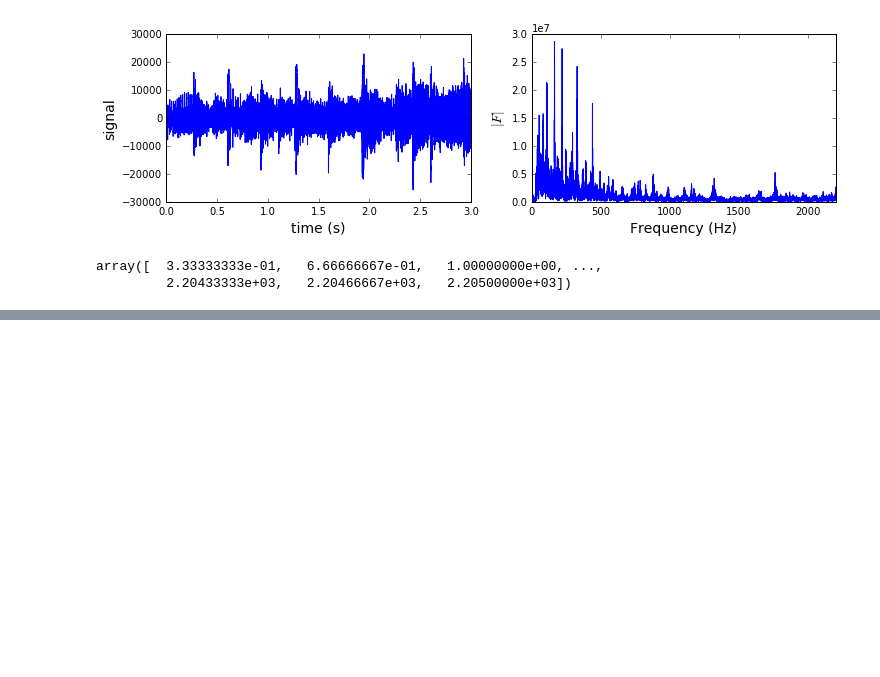
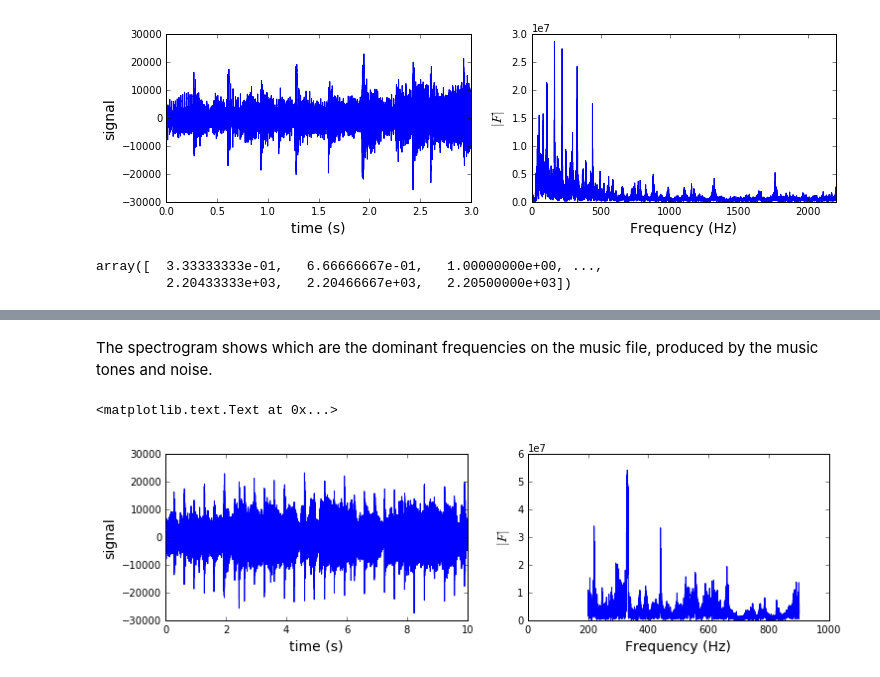
Before and after one commit to gonzsanc/computer_vision_digital_signal, a Jupyter notebook: Music Classification.ipynb, the cells around one changed output, grey strips where cells are left out. Cells and saved outputs as stored; diff of their text form; code cells hidden in the pictures; blank space fills up the shorter version.

Commit message:
musical tones

```diff
--- a/Music Classification.ipynb
+++ b/Music Classification.ipynb
@@ -556,0 +581,14 @@ array([  3.33333333e-01,   6.66666667e-01,   1.00000000e+00, ...,
+# %% [markdown]
+The spectrogram shows which are the dominant frequencies on the music file, produced by the music tones and noise.
+# %%
+fig, axes = plt.subplots(1, 2, figsize=(12, 3))
+axes[0].plot(t, subdata)
+axes[0].set_ylabel("signal", fontsize=14)
+axes[0].set_xlabel("time (s)", fontsize=14)
+axes[1].plot(f[mask], abs(F[mask]))
+axes[1].set_xlim(0, 1000)
+axes[1].set_ylabel("$|F|$", fontsize=14)
+axes[1].set_xlabel("Frequency (Hz)", fontsize=14)
+# %% [output]
+<matplotlib.text.Text at 0x...>
+[figure, added]
```
Also changed, not shown: parts of 20 cells of this notebook.
